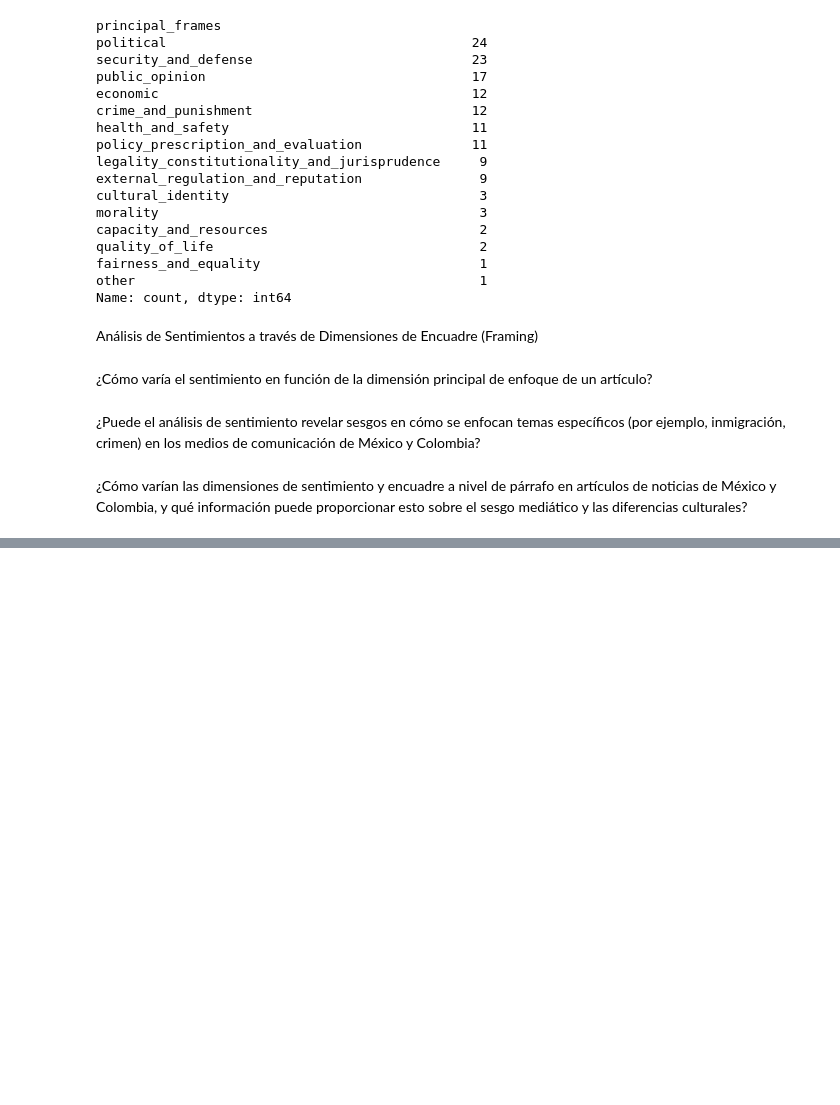
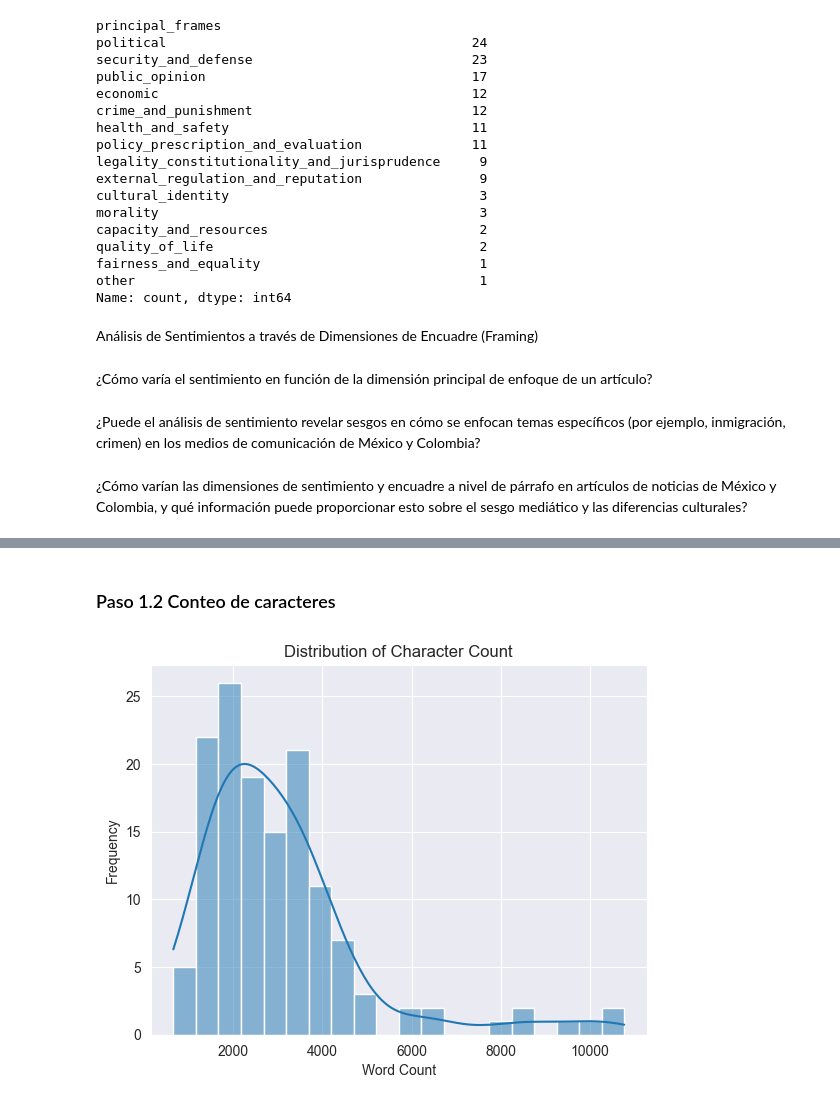
Before and after one commit to BlueAutomata/nlp-media-framing, a Jupyter notebook: EDA.ipynb, the cells around one changed output, grey strips where cells are left out. Cells and saved outputs as stored; diff of their text form; code cells hidden in the pictures; blank space fills up the shorter version.

```diff
--- a/EDA.ipynb
+++ b/EDA.ipynb
@@ -215,0 +329,12 @@ Análisis de Sentimientos a través de Dimensiones de Encuadre (Framing)
+# %% [markdown]
+### Paso 1.2 Conteo de caracteres
+# %%
+sns.histplot(data=result, x="character_count", bins=20, kde=True)
+
+# Improve readability
+plt.title("Distribution of Character Count")
+plt.xlabel("Word Count")
+plt.ylabel("Frequency")
+plt.show()
+# %% [output]
+[figure, added]
```
Also changed, not shown: parts of 34 cells of this notebook.
